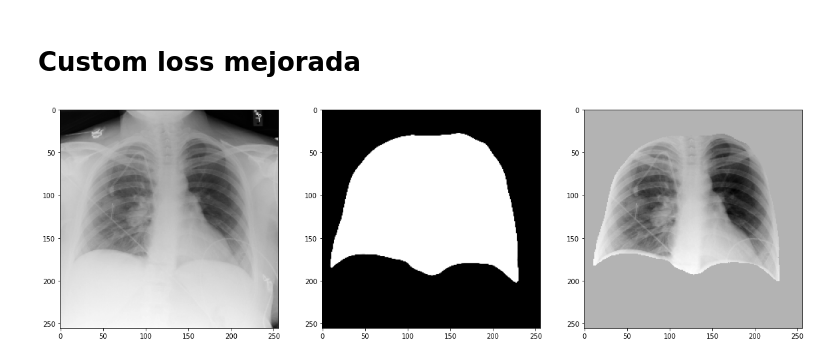
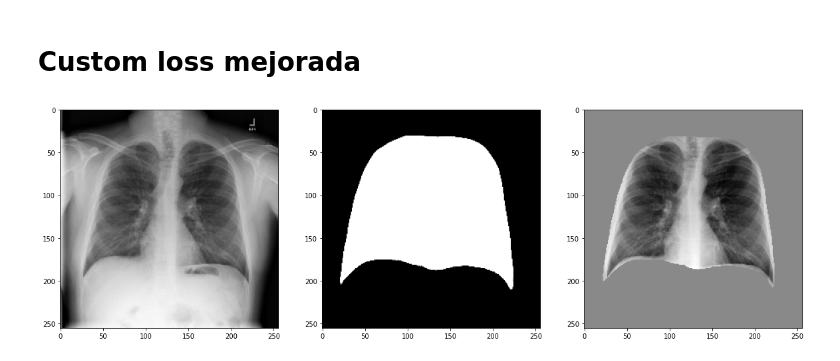
Before and after one commit to maryskal/SITK, a Jupyter notebook: neural_networks/probar_modelos.ipynb, the cells around one changed output. Saved outputs shown, nothing was run; the diff lists cells and outputs as text; code cells hidden in the pictures.

```diff
--- a/neural_networks/probar_modelos.ipynb
+++ b/neural_networks/probar_modelos.ipynb
@@ -163,17 +164,31 @@ mask = binarize(read_img('/home/mr1142/Documents/Data/segmentation/', 'mascara',
+# %%
+def loss_mask(y_true, y_pred):
+    y_pred = sub_mask(y_pred)
+    y_true = sub_mask(y_true)
+    return abs(y_true - y_pred)
+
+
+def MyLoss(y_true, y_pred):
+    # Loss 1
+    loss1 = ex.dice_coef_loss(y_true, y_pred)
+    # Loss 2
+    loss2 = loss_mask(y_true, y_pred)
+    loss = loss1 + 0.5*loss2
+    return loss
 # %%
-unet_model = keras.models.load_model('/home/mr1142/Documents/Data/models/unet_custom_loss_2.h5',
-                                     custom_objects={"dice_coef_loss": dice_coef_loss, "dice_coef": dice_coef})
+unet_model = keras.models.load_model('/home/mr1142/Documents/Data/models/uloss_after_loss_correction_3.h5',
+                                     custom_objects={"MyLoss": MyLoss, "loss_mask": loss_mask, "dice_coef_loss": dice_coef_loss})
 # %%
 r = np.random.randint(0, len(val_names))
 img = normalize(read_img(path, 'images', val_names[r]))
-mask = unet_model.predict([img[np.newaxis,...], mask[np.newaxis,...])[1][0]
+mask = unet_model.predict(img[np.newaxis,...])[0,...]
 plt.figure(figsize=(20, 20))
 plt.subplot(1,3,1)
 plt.imshow(img, cmap = 'gray')
 plt.subplot(1,3,2)
 plt.imshow(mask, cmap = 'gray')
 plt.subplot(1,3,3)
 plt.imshow(apply_mask(img, mask), cmap = 'gray')
 plt.show()
 # %% [output]
-[figure, old version]
+[figure, new version]
```
Also changed, not shown: parts of 7 cells of this notebook, 8 other files.
